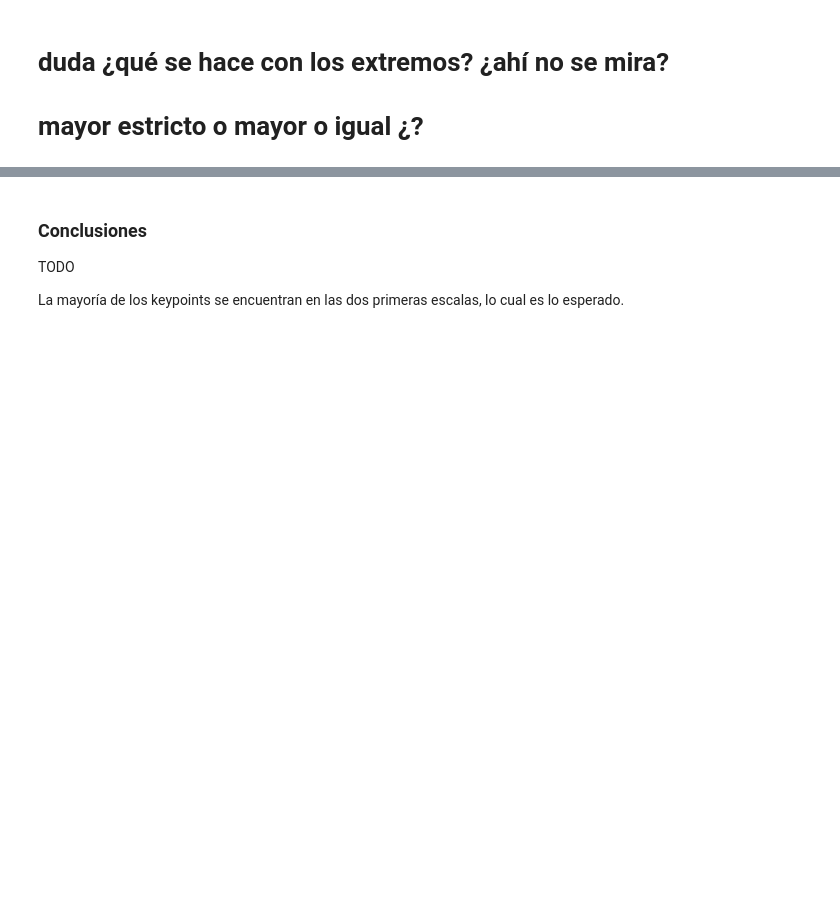
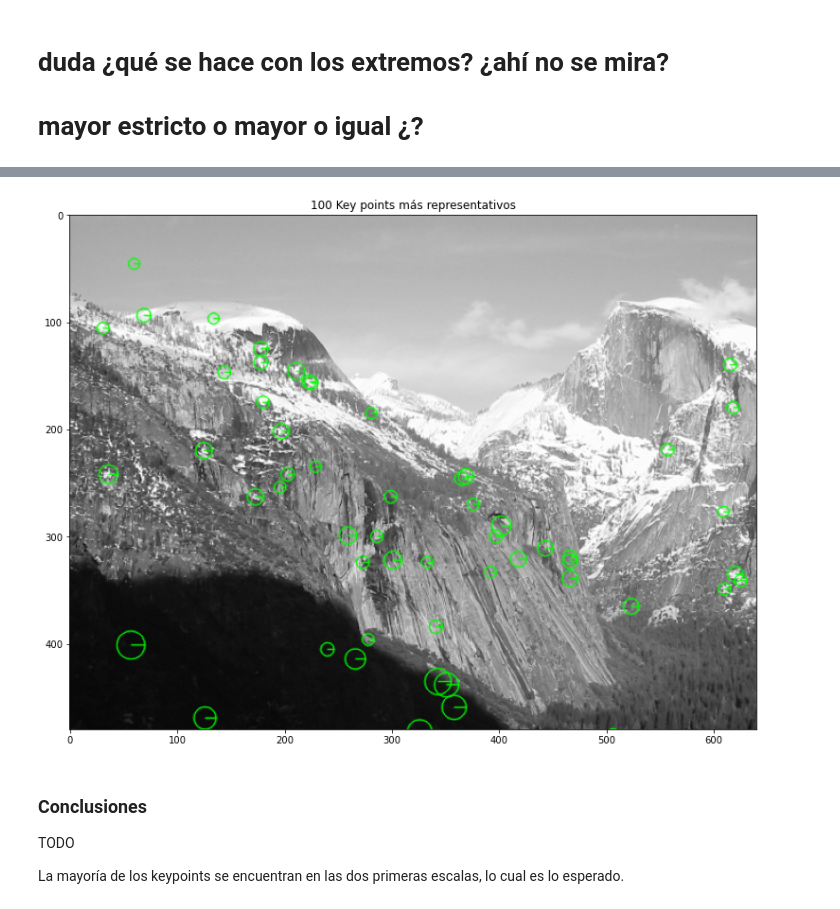
Before and after one commit to BlancaCC/Computer-vision, a Jupyter notebook: practica_2/memoria.ipynb, the cells around one changed output, grey strips where cells are left out. Saved outputs shown, nothing was run; the diff lists cells and outputs as text; code cells hidden in the pictures; blank space fills up the shorter version.

```diff
--- a/practica_2/memoria.ipynb
+++ b/practica_2/memoria.ipynb
@@ -554,6 +562,11 @@ for i, octava in enumerate(espacio_escalas_laplaciano):
 # mayor estricto o mayor o igual ¿?
 # %%
 # Tarda 1m con 7.5 segundos
+def BlurLevel( o:int,  s: int,  nspo = 3, delta_min = 0.5 , sigma_min = 0.8):
+    delta_o = delta_min* 2**(o-1)
+    sigma_o_s = delta_o / delta_min* sigma_min * 2**(float(s)/nspo)
+    return sigma_o_s
+
 def DetectaExtremos(espacio_escalas):
     extremos = []
     for ind_octava, octava in enumerate(espacio_escalas):
@@ -566,12 +579,25 @@ def DetectaExtremos(espacio_escalas):
                 for h in range(1,altura-1):
                     contiguos = np.array([octava[i][h-1: h+2,w-1:w+2] for i in range(s-1, s+2)])
                     if (octava[s][h][w] == np.min(contiguos)):
-                        extremos.append({'tipo_extremo':'min', 'octava': ind_octava, 'nivel': s, 'x':w, 'y':h,  'valor': octava[s][h][w]})
+                        extremos.append({'tipo_extremo':'min', 'octava': ind_octava,
+                        'nivel': s, 'x':w, 'y':h,
+                        'valor': octava[s][h][w],
+                        'sigma': BlurLevel(ind_octava,s)})
                     elif (octava[s][h][w] == np.max(contiguos)):
-                        extremos.append({'tipo_extremo':'max', 'octava': ind_octava, 'nivel': s, 'x':w, 'y':h,  'valor':octava[s][h][w]})
+                        extremos.append({'tipo_extremo':'max',
+                        'octava': ind_octava, 'nivel': s, 'x':w,
+                        'y':h,  'valor':octava[s][h][w], 'sigma': BlurLevel(ind_octava,s)})
 
     # ordenamos los extremos de más representativo
     extremos = sorted(extremos, key = lambda e : -e['valor'])
+
     return extremos
 
+def ExpresaEnTupla(extremos, numero_tuplas):
+    mas_representativos = extremos[:numero_tuplas]
+    formato_tuplas = list(map(lambda e: (e['x'], e['y'], e['sigma']),mas_representativos))
+    return formato_tuplas
+
 extremos = DetectaExtremos(espacio_escalas_laplaciano)
+key_points = ExpresaEnTupla(extremos, 100)
+print(key_points)
@@ -596,3 +646,12 @@ En la octava 3 hay 41 keypoints, un 0.03%.
+# %%
+## Función apartado 1.e
+
+def ExpresaEnKeyPoints (key_points):
+    return list(map( lambda e: cv.KeyPoint(e['x'], e['y'], e['valor'], e['octava']),key_points))
+img = cv.drawKeypoints(np.uint8(img_yosemite1),ExpresaEnKeyPoints(extremos[:100]),np.array([]),(0,255,0), cv.DRAW_MATCHES_FLAGS_DRAW_RICH_KEYPOINTS)
+PrintOneImage(img, '100 Key points más representativos')
+# %% [output]
+[figure, added]
 # %% [markdown]
 ### Conclusiones
 TODO
```
Also changed, not shown: parts of 11 cells of this notebook.
